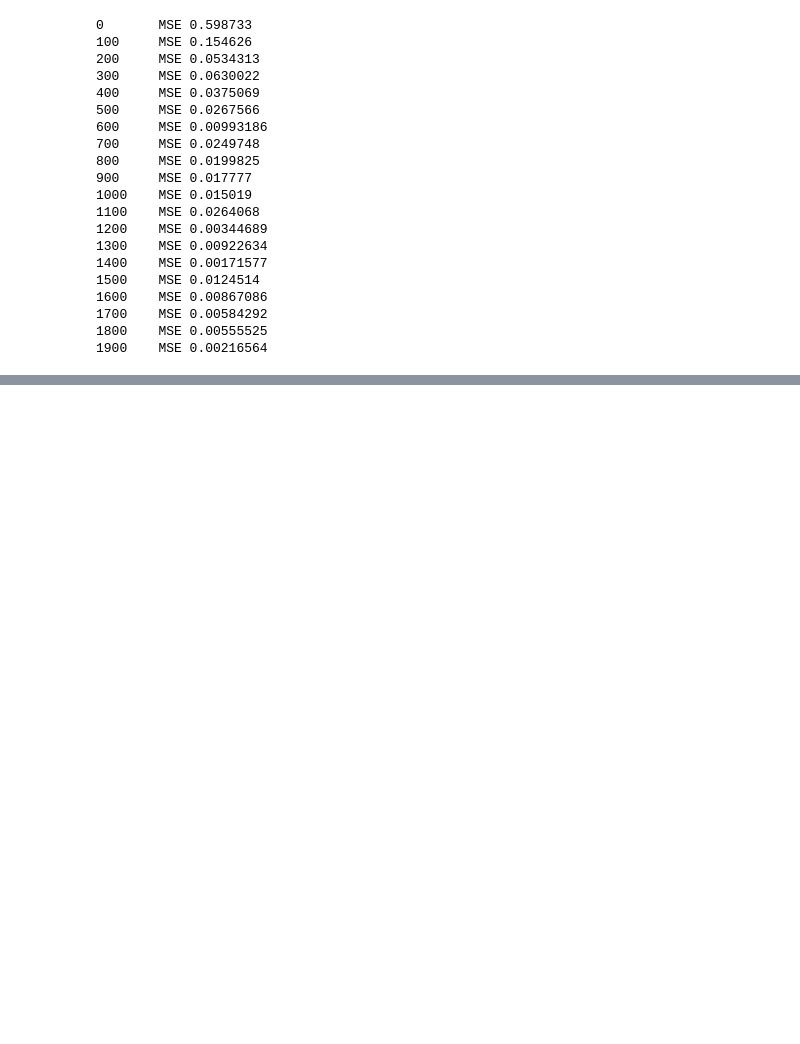
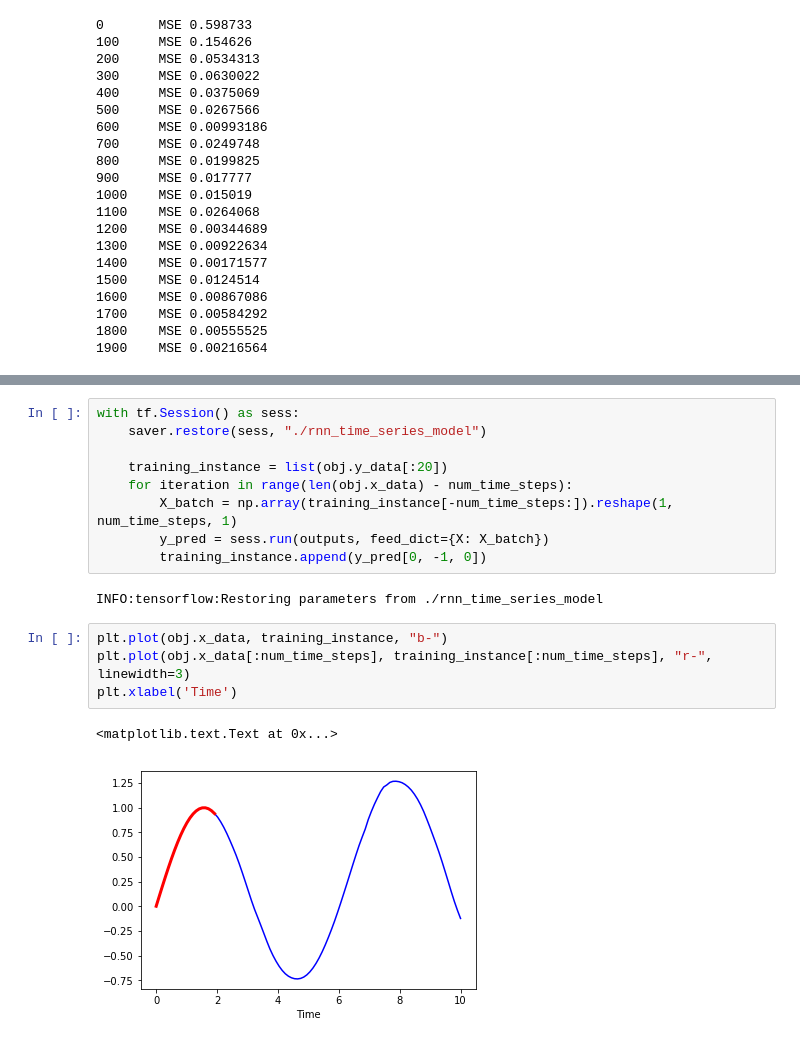
Before and after one commit to sauravjoshi/Deep-Learning-with-Tensorflow, a Jupyter notebook: Recurrent Neural Networks/RNN with TF-API.ipynb, the cells around one changed output, grey strips where cells are left out. Saved outputs shown, nothing was run; the diff lists cells and outputs as text; blank space fills up the shorter version.

```diff
--- a/Recurrent Neural Networks/RNN with TF-API.ipynb
+++ b/Recurrent Neural Networks/RNN with TF-API.ipynb
@@ -144,0 +163,18 @@ with tf.Session() as sess:
+# %%
+with tf.Session() as sess:
+    saver.restore(sess, "./rnn_time_series_model")
+
+    training_instance = list(obj.y_data[:20])
+    for iteration in range(len(obj.x_data) - num_time_steps):
+        X_batch = np.array(training_instance[-num_time_steps:]).reshape(1, num_time_steps, 1)
+        y_pred = sess.run(outputs, feed_dict={X: X_batch})
+        training_instance.append(y_pred[0, -1, 0])
+# %% [output]
+INFO:tensorflow:Restoring parameters from ./rnn_time_series_model
+# %%
+plt.plot(obj.x_data, training_instance, "b-")
+plt.plot(obj.x_data[:num_time_steps], training_instance[:num_time_steps], "r-", linewidth=3)
+plt.xlabel('Time')
+# %% [output]
+<matplotlib.text.Text at 0x...>
+[figure, added]
```
Also changed, not shown: parts of 2 cells of this notebook.
